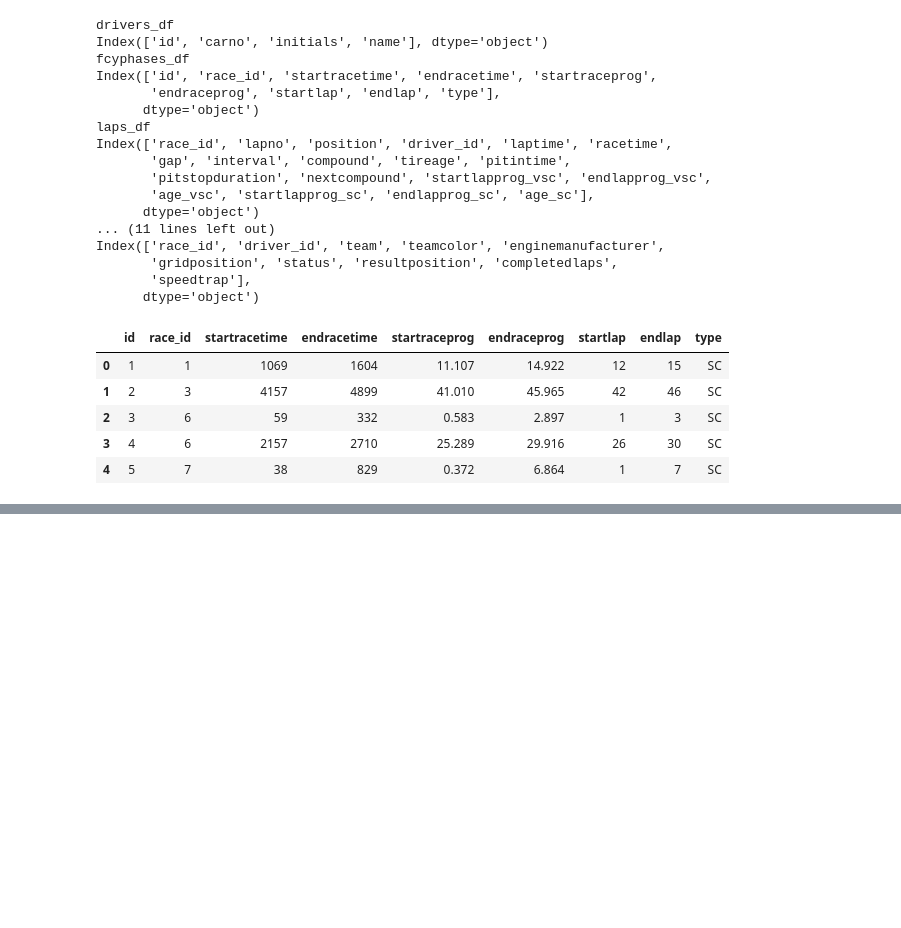
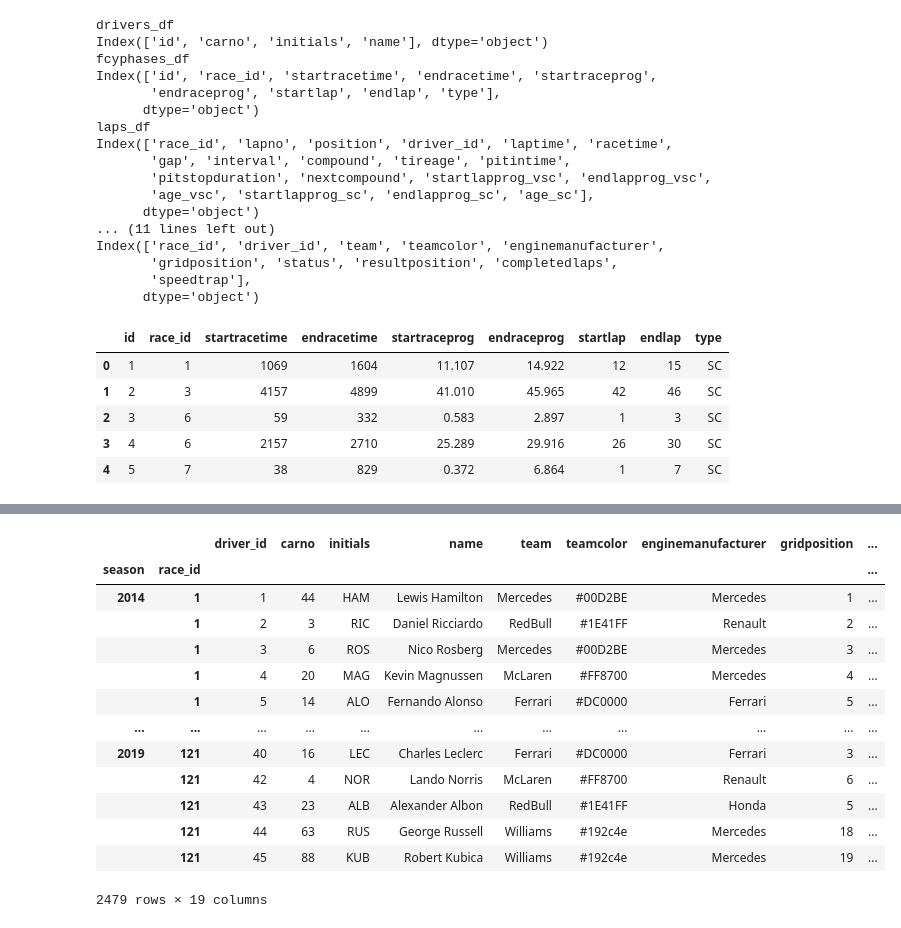
Before and after one commit to 31573/Dr.John, a Jupyter notebook: data_scraping_trevor.ipynb, the cells around one changed output, grey strips where cells are left out. Cells and saved outputs as stored; diff of their text form; code cells hidden in the pictures; blank space fills up the shorter version.

```diff
--- a/data_scraping_trevor.ipynb
+++ b/data_scraping_trevor.ipynb
@@ -93,0 +108,20 @@ MergeError: No common columns to perform merge on. Merge options: left_on=None,
+# %%
+newdf=pd.merge(newdf, races_df)
+# %%
+newdf=newdf.set_index(['season','race_id'])
+newdf
+# %% [output]
+|  |  | driver_id | carno | initials | name | team | teamcolor | enginemanufacturer | gridposition | ... |
+| season | race_id |  |  |  |  |  |  |  |  | ... |
+| 2014 | 1 | 1 | 44 | HAM | Lewis Hamilton | Mercedes | #00D2BE | Mercedes | 1 | ... |
+|  | 1 | 2 | 3 | RIC | Daniel Ricciardo | RedBull | #1E41FF | Renault | 2 | ... |
+|  | 1 | 3 | 6 | ROS | Nico Rosberg | Mercedes | #00D2BE | Mercedes | 3 | ... |
+|  | 1 | 4 | 20 | MAG | Kevin Magnussen | McLaren | #FF8700 | Mercedes | 4 | ... |
+|  | 1 | 5 | 14 | ALO | Fernando Alonso | Ferrari | #DC0000 | Ferrari | 5 | ... |
+| ... | ... | ... | ... | ... | ... | ... | ... | ... | ... | ... |
+| 2019 | 121 | 40 | 16 | LEC | Charles Leclerc | Ferrari | #DC0000 | Ferrari | 3 | ... |
+|  | 121 | 42 | 4 | NOR | Lando Norris | McLaren | #FF8700 | Renault | 6 | ... |
+|  | 121 | 43 | 23 | ALB | Alexander Albon | RedBull | #1E41FF | Honda | 5 | ... |
+|  | 121 | 44 | 63 | RUS | George Russell | Williams | #192c4e | Mercedes | 18 | ... |
+|  | 121 | 45 | 88 | KUB | Robert Kubica | Williams | #192c4e | Mercedes | 19 | ... |
+2479 rows × 19 columns
```
Also changed, not shown: parts of 6 cells of this notebook, 1 other file.
